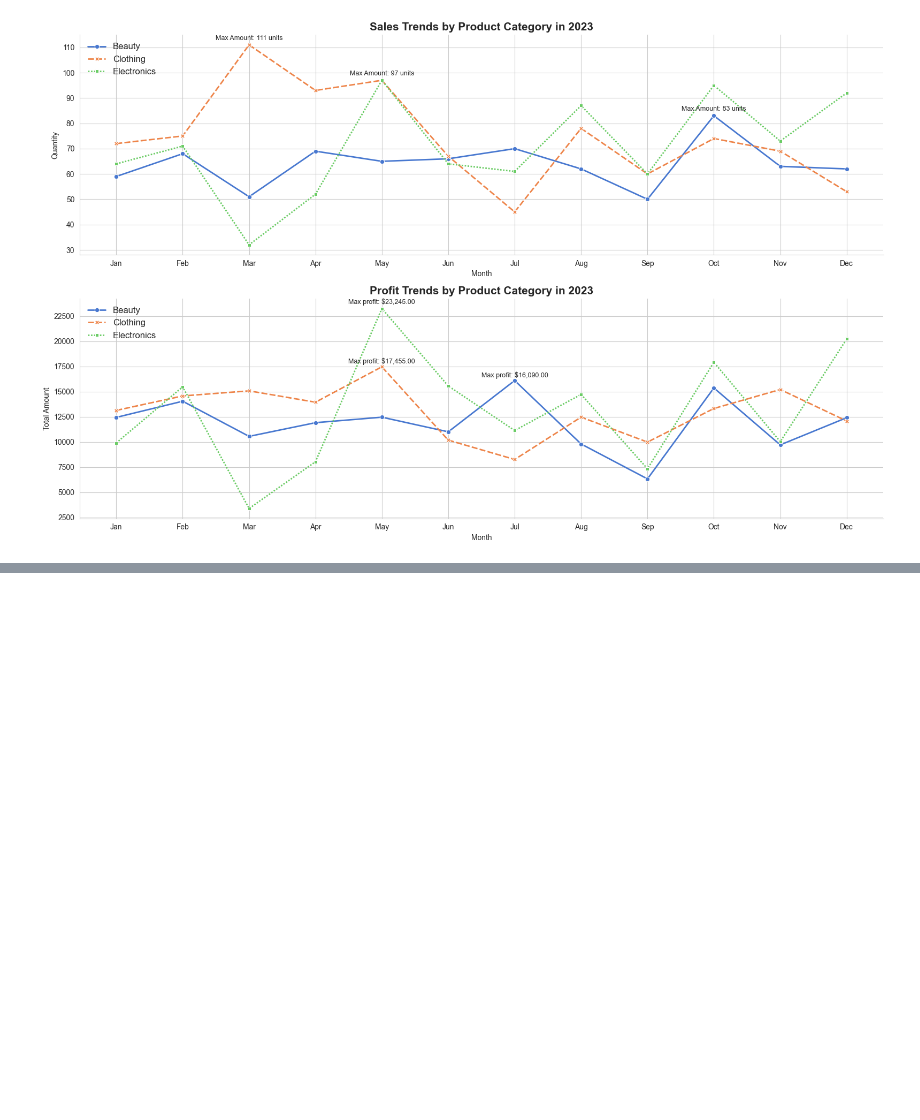
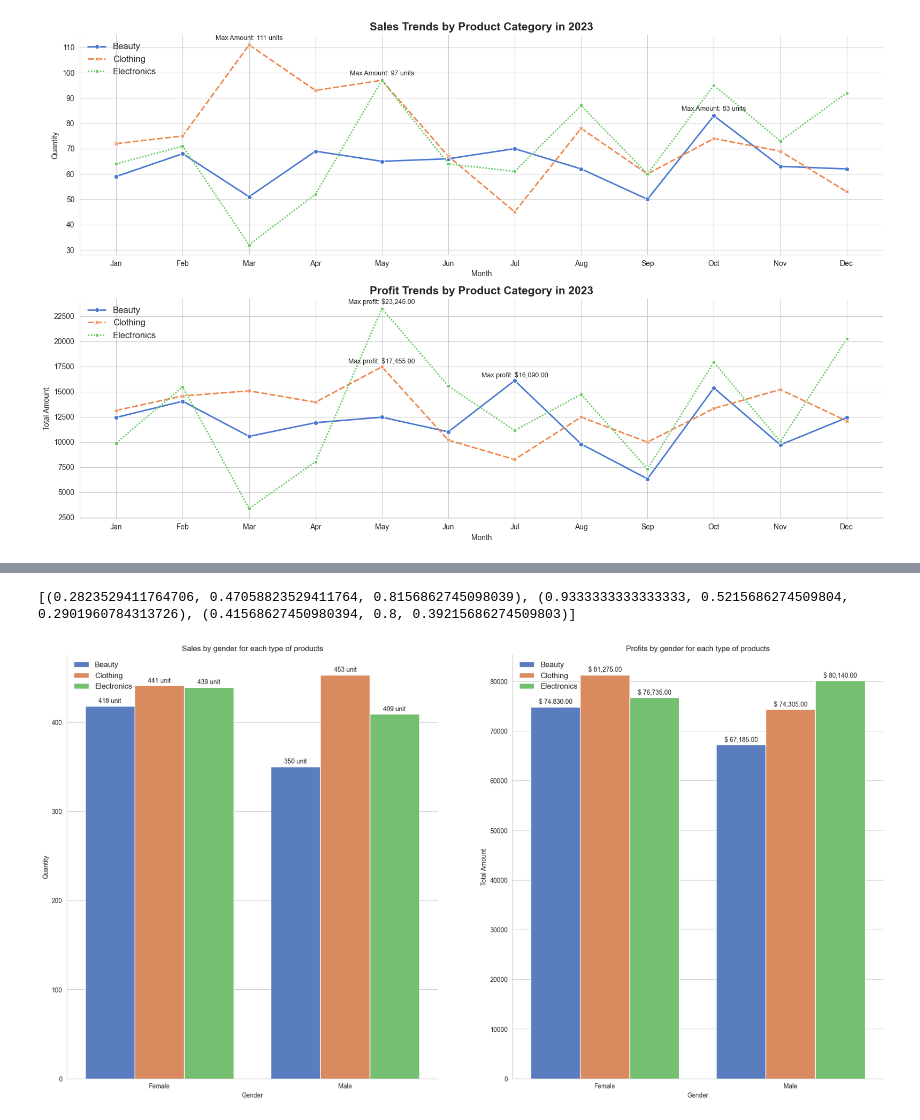
Before and after one commit to SHIro12211/Online-Store, a Jupyter notebook: notebooks/EDA.ipynb, the cells around one changed output, grey strips where cells are left out. Saved outputs shown, nothing was run; the diff lists cells and outputs as text; code cells hidden in the pictures; blank space fills up the shorter version.

```diff
--- a/notebooks/EDA.ipynb
+++ b/notebooks/EDA.ipynb
@@ -278,0 +288,4 @@ In this line graph, we can see that the "Clothing" product category has still se
+# %%
+df_copy=df[df.index.year==2023].copy()
+df_copy['Gender']=df_copy['Female'].apply(lambda x:  'Female' if x else 'Male')
+df_copy['Gender']
@@ -278,0 +306,34 @@ In this line graph, we can see that the "Clothing" product category has still se
+# %%
+#Grouping the data for the graph
+df_gp_copy=df_copy[['Gender','Total Amount', 'Quantity', 'Product Category']].groupby(['Product Category', 'Gender']).sum().reset_index()
+fig, ax=plt.subplots(1,2,figsize=(23,12))
+colors=sns.color_palette('muted', n_colors=len(df_gp_copy['Product Category'].unique()))
+print(colors)
+list_data=[
+    {
+        'y':'Quantity',
+        'title':'Sales by gender for each type of products'
+    },
+    {
+        'y':'Total Amount',
+        'title':'Profits by gender for each type of products'
+    }
+]
+for index, barplot in enumerate(list_data):
+    sns.barplot(x='Gender', y=barplot['y'], data=df_gp_copy, hue='Product Category', ax=ax[index], palette=colors)
+    #setting styles
+    ax[index].spines['top'].set_visible(False)
+    ax[index].spines['right'].set_visible(False)
+    #container has label for each bar
+    if barplot['y']=='Quantity':
+        label="%.0f unit"
+    else:
+        label="$ {:,.2f}"
+    for bar in ax[index].containers:
+        ax[index].bar_label(bar,fmt=label, padding=3)
+    ax[index].set_title(barplot['title'])
+    ax[index].legend(loc='upper left', fontsize=12, title_fontsize=11, frameon=False)
+plt.show()
+# %% [output]
+[(0.2823529411764706, 0.47058823529411764, 0.8156862745098039), (0.9333333333333333, 0.5215686274509804, 0.2901960784313726), (0.41568627450980394, 0.8, 0.39215686274509803)]
+[figure, added]
```
Also changed, not shown: parts of 10 cells of this notebook, 1 other file.
